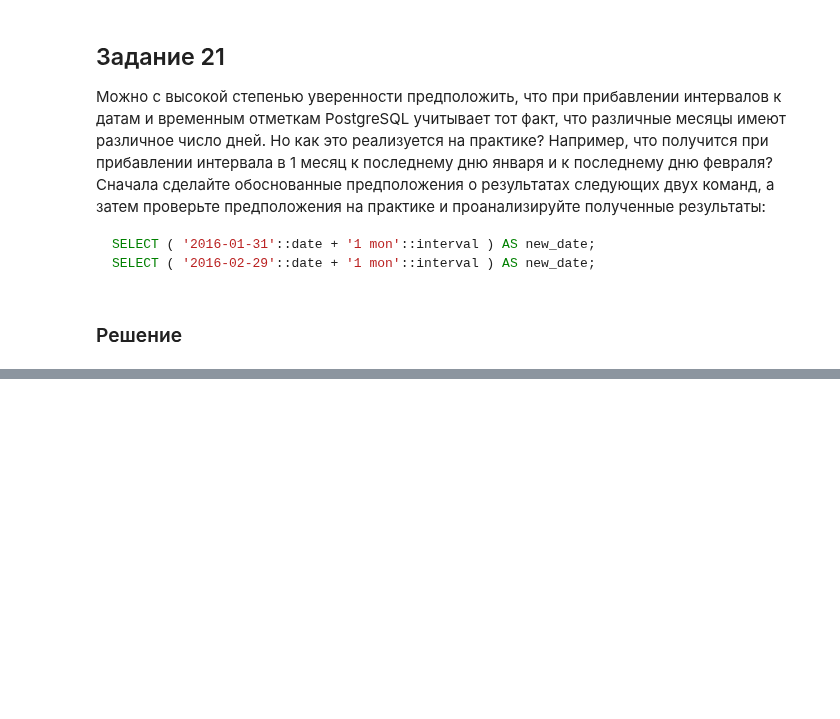
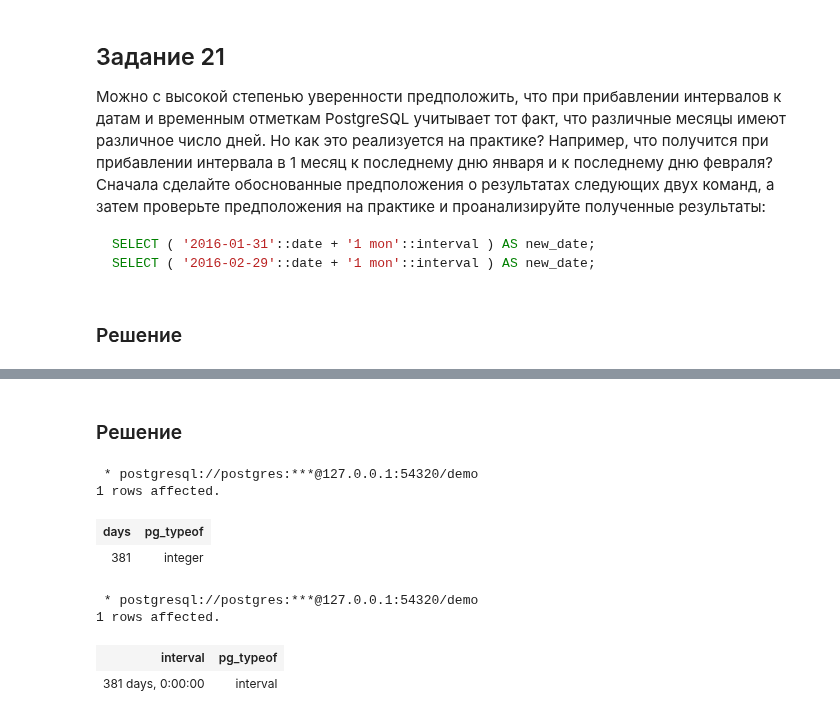
Before and after one commit to vowatchka/postgres_basic, a Jupyter notebook: practices/4_postgres_datatypes/sql.ipynb, the cells around one changed output, grey strips where cells are left out. Cells and saved outputs as stored; diff of their text form; code cells hidden in the pictures; blank space fills up the shorter version.

```diff
--- a/practices/4_postgres_datatypes/sql.ipynb
+++ b/practices/4_postgres_datatypes/sql.ipynb
@@ -1248,0 +1369,26 @@ SELECT
+# %% [markdown]
+### Решение
+# %%
+%%sql
+-- Результат integer - разница в днях. Поведение согласно документации. Если рассуждать логически, то разница дат не может быть interval,
+-- потому что interval включает и смещение времени
+SELECT
+    '2016-09-16'::date - '2015-09-01'::date as "days",
+    pg_typeof('2016-09-16'::date - '2015-09-01'::date)
+# %% [output]
+ * postgresql://postgres:***@127.0.0.1:54320/demo
+1 rows affected.
+| days | pg_typeof |
+| 381 | integer |
+# %%
+%%sql
+-- Результат interval - разница двух временных отметок. Поведение согласно документации. Если рассуждать логически, то разница двух временных отметок
+-- должна быть именно interval, потому что он также включает и время
+SELECT
+    '2016-09-16'::timestamp - '2015-09-01'::timestamp as "interval",
+    pg_typeof('2016-09-16'::timestamp - '2015-09-01'::timestamp)
+# %% [output]
+ * postgresql://postgres:***@127.0.0.1:54320/demo
+1 rows affected.
+| interval | pg_typeof |
+| 381 days, 0:00:00 | interval |
```
Also changed, not shown: parts of 31 cells of this notebook.
